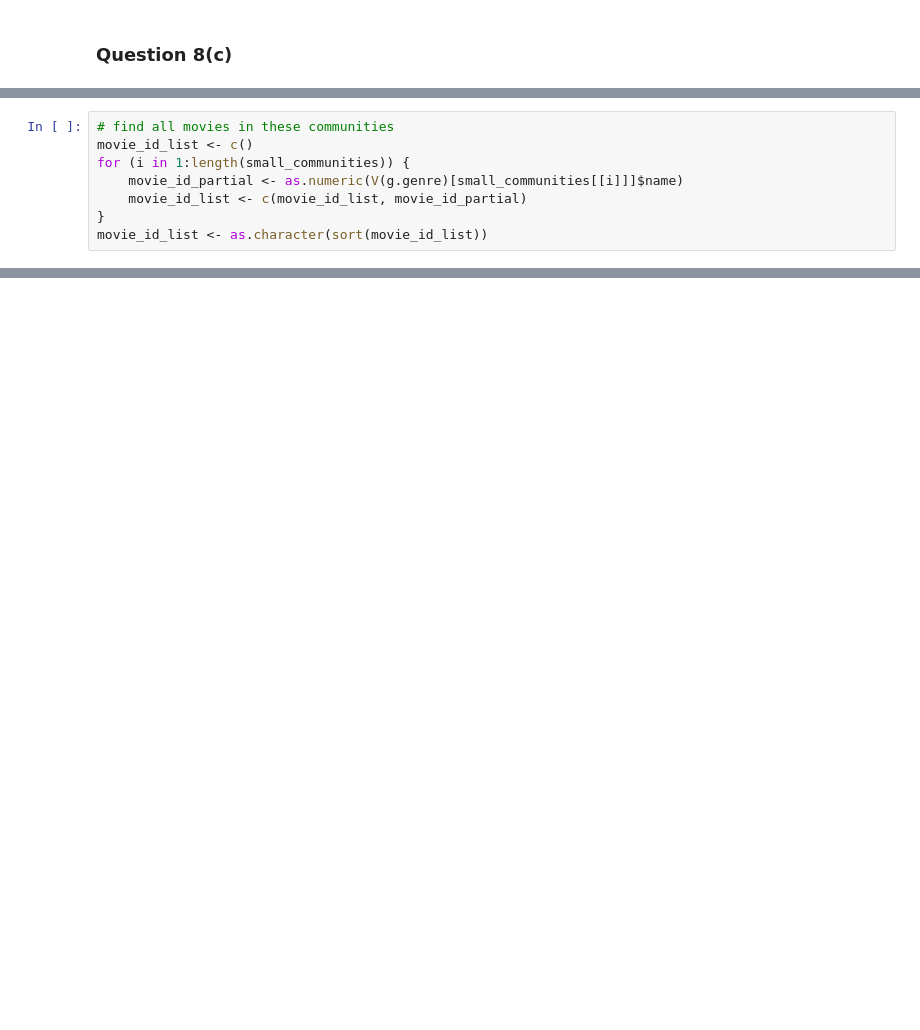
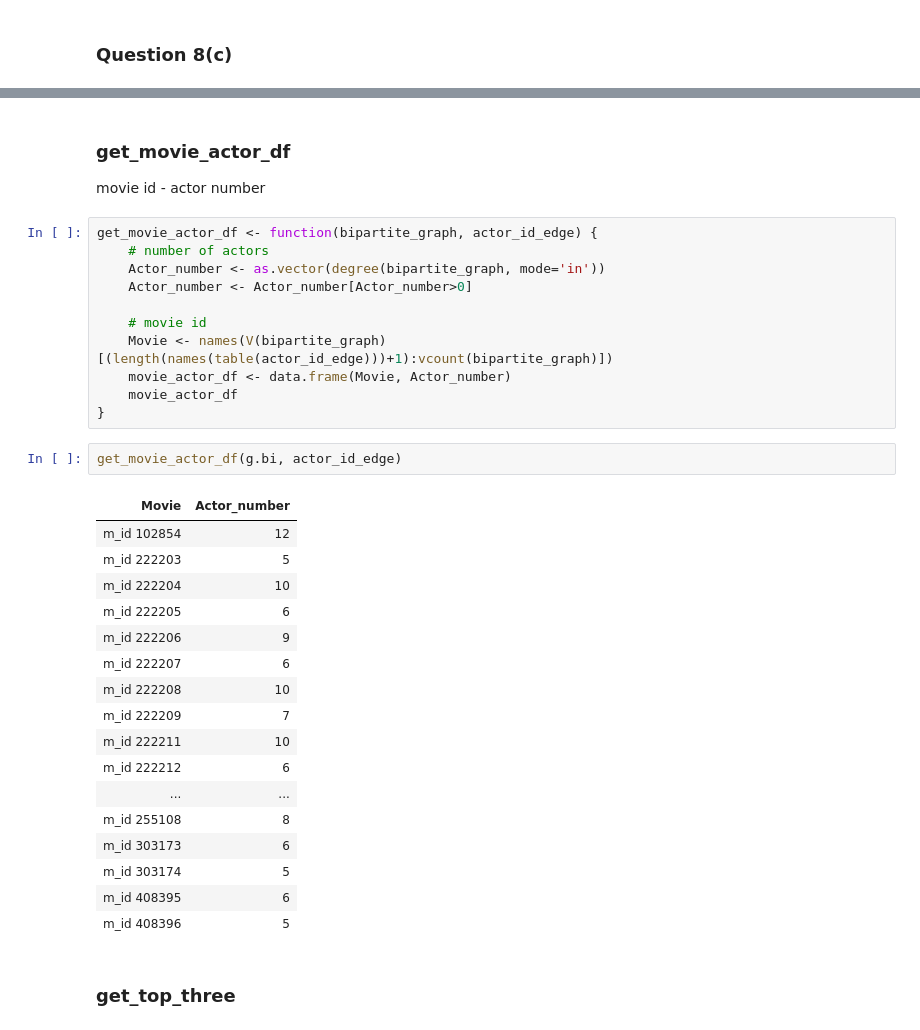
Before and after one commit to YufeiHu/EE232E-Large-Scale-Social-Network, a Jupyter notebook: project4/part2/Q7v2.ipynb, the cells around one changed output, grey strips where cells are left out. Saved outputs shown, nothing was run; the diff lists cells and outputs as text; blank space fills up the shorter version.

```diff
--- a/project4/part2/Q7v2.ipynb
+++ b/project4/part2/Q7v2.ipynb
@@ -196,8 +218,0 @@ small_communities <- g.genre.fgc[sizes(g.genre.fgc) >= 10 & sizes(g.genre.fgc) <
-# %%
-# find all movies in these communities
-movie_id_list <- c()
-for (i in 1:length(small_communities)) {
-    movie_id_partial <- as.numeric(V(g.genre)[small_communities[[i]]]$name)
-    movie_id_list <- c(movie_id_list, movie_id_partial)
-}
-movie_id_list <- as.character(sort(movie_id_list))
@@ -263,0 +305,36 @@ actor_id
+# %% [markdown]
+### get_movie_actor_df
+movie id - actor number
+# %%
+get_movie_actor_df <- function(bipartite_graph, actor_id_edge) {
+    # number of actors
+    Actor_number <- as.vector(degree(bipartite_graph, mode='in'))
+    Actor_number <- Actor_number[Actor_number>0]
+
+    # movie id
+    Movie <- names(V(bipartite_graph)[(length(names(table(actor_id_edge)))+1):vcount(bipartite_graph)])
+    movie_actor_df <- data.frame(Movie, Actor_number)
+    movie_actor_df
+}
+# %%
+get_movie_actor_df(g.bi, actor_id_edge)
+# %% [output]
+| Movie | Actor_number |
+| m_id 102854 | 12 |
+| m_id 222203 | 5 |
+| m_id 222204 | 10 |
+| m_id 222205 | 6 |
+| m_id 222206 | 9 |
+| m_id 222207 | 6 |
+| m_id 222208 | 10 |
+| m_id 222209 | 7 |
+| m_id 222211 | 10 |
+| m_id 222212 | 6 |
+| ... | ... |
+| m_id 255108 | 8 |
+| m_id 303173 | 6 |
+| m_id 303174 | 5 |
+| m_id 408395 | 6 |
+| m_id 408396 | 5 |
+# %% [markdown]
+### get_top_three
```
Also changed, not shown: parts of 44 cells of this notebook.
